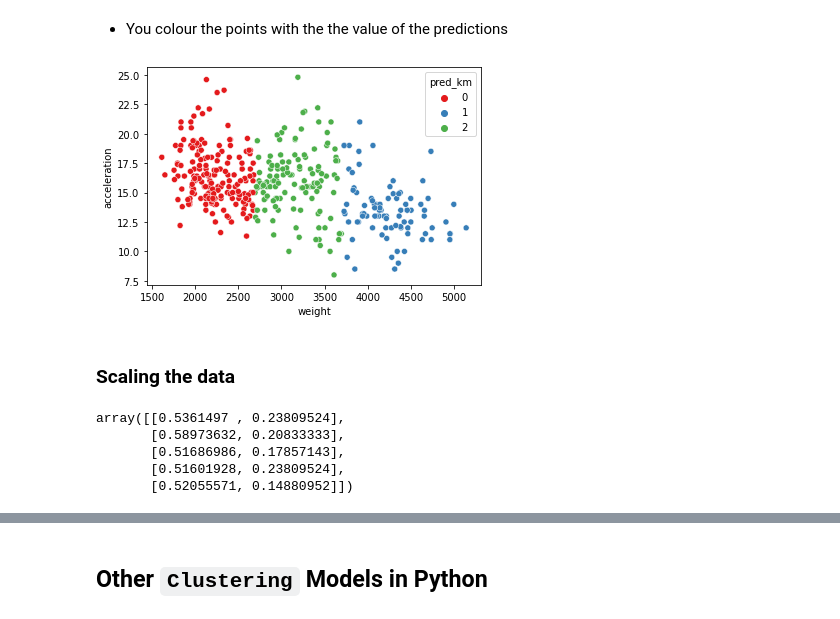
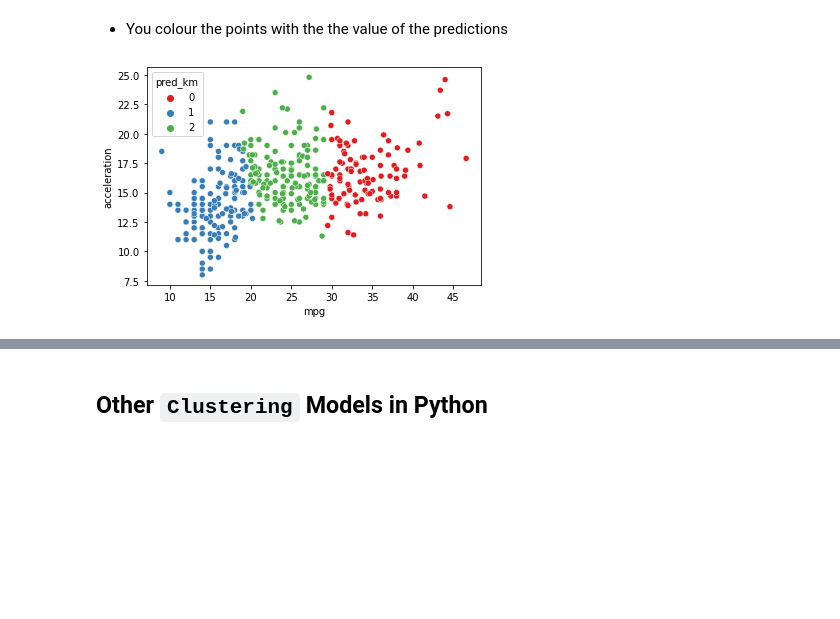
Before and after one commit to AryaCodesAI/Data-Analysis-Using-Machine-Learning-and-Python, a Jupyter notebook: 05_The k-Means & Unsupervised Clustering Models/05C_clustering-kmeans_practice_blank.ipynb, the cells around one changed output, grey strips where cells are left out. Cells and saved outputs as stored; diff of their text form; code cells hidden in the pictures; blank space fills up the shorter version.

Commit message:
k-Means & Unsupervised Clustering Models Practical Exercise

```diff
--- a/05_The k-Means & Unsupervised Clustering Models/05C_clustering-kmeans_practice_blank.ipynb
+++ b/05_The k-Means & Unsupervised Clustering Models/05C_clustering-kmeans_practice_blank.ipynb
@@ -53,0 +36,3 @@ df_mpg1
+# %%
+explanatory= df_mpg[['mpg', 'acceleration']]
+explanatory
@@ -60,0 +61,6 @@ import pandas as pd
+# %%
+from sklearn.preprocessing import MinMaxScaler
+
+
+scaler = MinMaxScaler()
+scaler.fit(explanatory)
@@ -68,7 +97,7 @@ import pandas as pd
 from sklearn.cluster import KMeans
 
 model_km = KMeans(n_clusters= 3)
-model_km.fit(X = df_mpg1)
+model_km.fit(X=explanatory)
 # %% [output]
 KMeans(n_clusters=3)
 # %% [markdown]
@@ -98,7 +127,7 @@ array([2, 2, 2, 2, 2, 1, 1, 1, 1, 1, 2, 2, 1, 2, 0, 2, 2, 0, 0, 0, 0, 0,
 # %% [markdown]
 ### Create a New DataFrame for the Predictions
 # %%
-df_pred = df_mpg1.copy()
-df_pred['pred_km'] = model_km.predict(X=df_mpg1)
+df_pred = explanatory.copy()
+df_pred['pred_km'] = model_km.predict(X=explanatory)
 df_pred
 # %% [output]
@@ -121,23 +150,6 @@ df_pred
 # %% [markdown]
 - You colour the points with the the value of the predictions
 # %%
-sns.scatterplot(x='weight', y='acceleration', hue='pred_km',
-                palette='Set1', data=df_pred);
+sns.scatterplot(x='mpg', y='acceleration', hue='pred_km',palette='Set1', data=df_pred);
 # %% [output]
-[figure, old version]
+[figure, new version]
-# %% [markdown]
-### Scaling the data
-# %%
-
-from sklearn.preprocessing import MinMaxScaler
-
-scaler = MinMaxScaler()
-scaler.fit(df_mpg1)
-data = scaler.transform(df_mpg1)
-data[:5]
-# %% [output]
-array([[0.5361497 , 0.23809524],
-       [0.58973632, 0.20833333],
-       [0.51686986, 0.17857143],
-       [0.51601928, 0.23809524],
-       [0.52055571, 0.14880952]])
```
Also changed, not shown: parts of 21 cells of this notebook.
